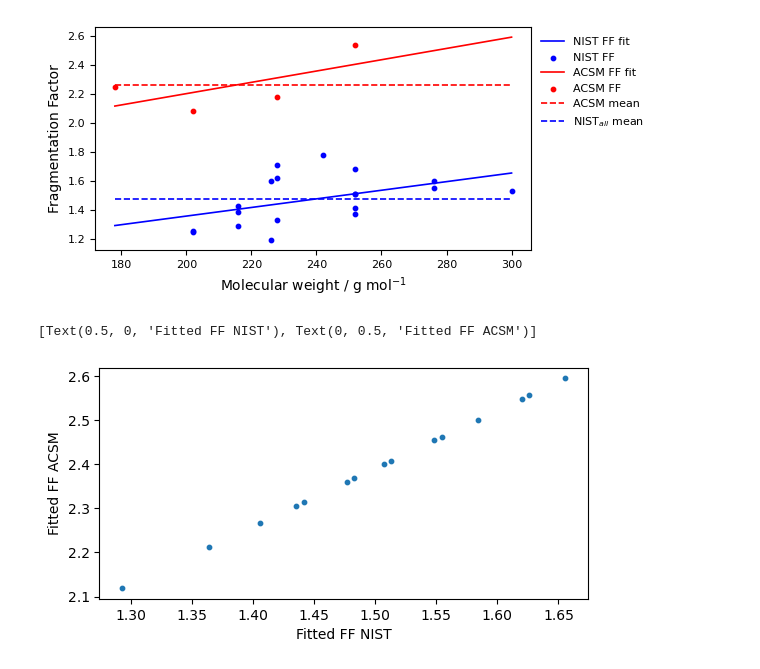
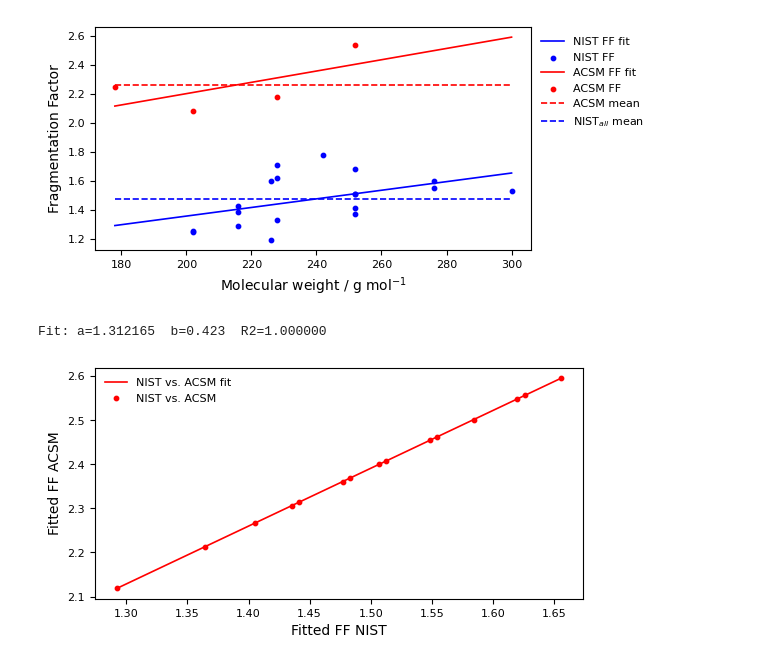
Before and after one commit to Normann25/NFA_project, a Jupyter notebook: cal.ipynb, the cells around one changed output. Cells and saved outputs as stored; diff of their text form; code cells hidden in the pictures.

```diff
--- a/cal.ipynb
+++ b/cal.ipynb
@@ -177,12 +177,19 @@ plt.show()
 Fit: a=0.002977  b=0.763  R2=0.212745
 Fit: a=0.003906  b=1.423  R2=0.408855
 [figure]
-# %%
-fig, ax = plt.subplots(figsize = (6.3, 3))
-
-ax.scatter(fit['NIST FF'], fit['ACSM FF'], s = 10)
-
-ax.set(xlabel = 'Fitted FF NIST', ylabel = 'Fitted FF ACSM')
-# %% [output]
-[Text(0.5, 0, 'Fitted FF NIST'), Text(0, 0.5, 'Fitted FF ACSM')]
-[figure, removed]
+# %%
+fit_dict = {'FF': fit}
+
+df_keys = [['NIST FF', 'ACSM FF']]
+a_guess = [1]
+b_guess = [1]
+labels = ['NIST vs. ACSM']
+colors = ['red']
+ax_labels = ['Fitted FF NIST', 'Fitted FF ACSM']
+
+fig, ax = plt.subplots(figsize = (6.3, 3))
+
+a_NIST_ACSM, b_NIST_ACSM, fit_NIST_ACSM = plot_with_LinReg(ax, fit_dict, df_keys, fit['NIST FF'], a_guess, b_guess, labels, colors, False, ax_labels)
+# %% [output]
+Fit: a=1.312165  b=0.423  R2=1.000000
+[figure, added]
```
